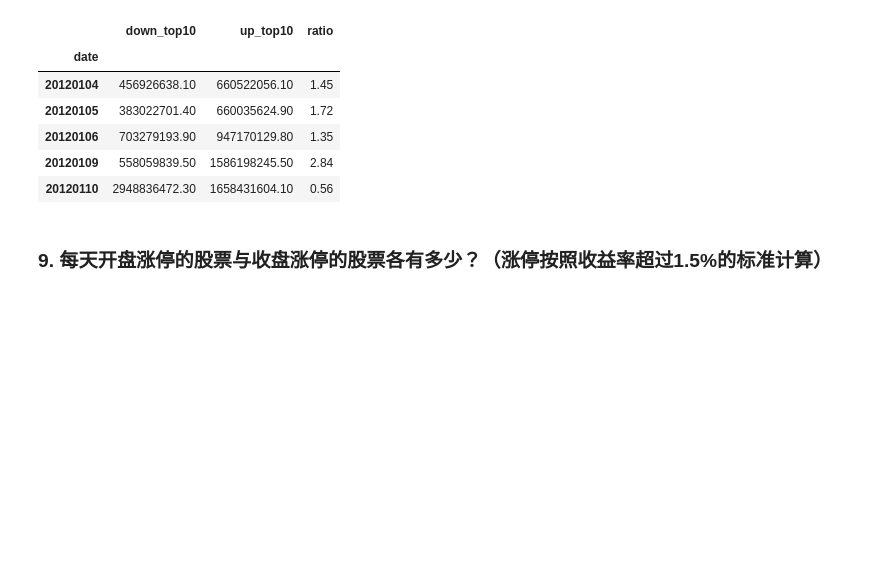
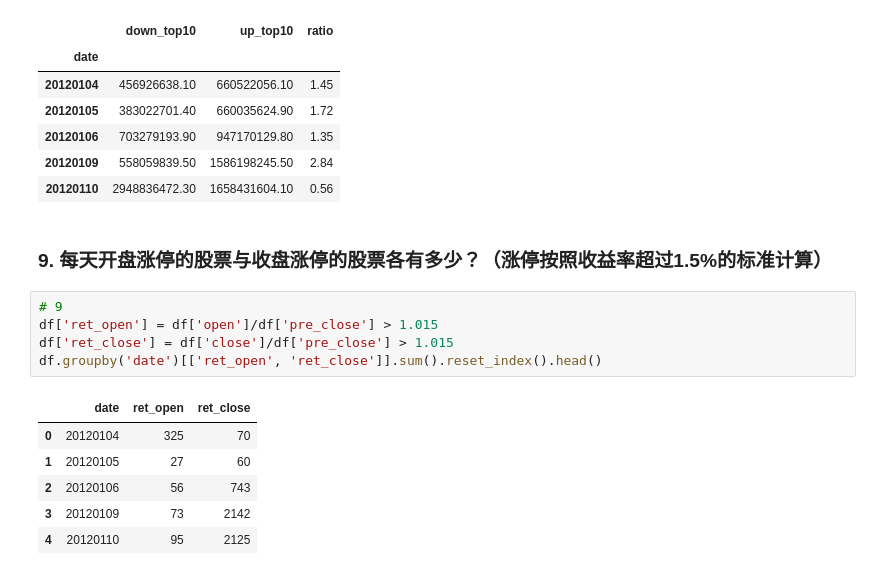
Before and after one commit to frankzhangsyd/python-data-practice, a Jupyter notebook: answers.ipynb, the cells around one changed output. Cells and saved outputs as stored; diff of their text form; blank space fills up the shorter version.

```diff
--- a/answers.ipynb
+++ b/answers.ipynb
@@ -162,3 +162,15 @@ df.groupby('date').agg(down_top10=('amount', lambda x: sum(x[:10])),
 | 20120110 | 2948836472.30 | 1658431604.10 | 0.56 |
 # %% [markdown]
 ### 9. 每天开盘涨停的股票与收盘涨停的股票各有多少？（涨停按照收益率超过1.5%的标准计算）
+# %%
+# 9
+df['ret_open'] = df['open']/df['pre_close'] > 1.015
+df['ret_close'] = df['close']/df['pre_close'] > 1.015
+df.groupby('date')[['ret_open', 'ret_close']].sum().reset_index().head()
+# %% [output]
+|  | date | ret_open | ret_close |
+| 0 | 20120104 | 325 | 70 |
+| 1 | 20120105 | 27 | 60 |
+| 2 | 20120106 | 56 | 743 |
+| 3 | 20120109 | 73 | 2142 |
+| 4 | 20120110 | 95 | 2125 |
```
Also changed, not shown: parts of 3 cells of this notebook.
